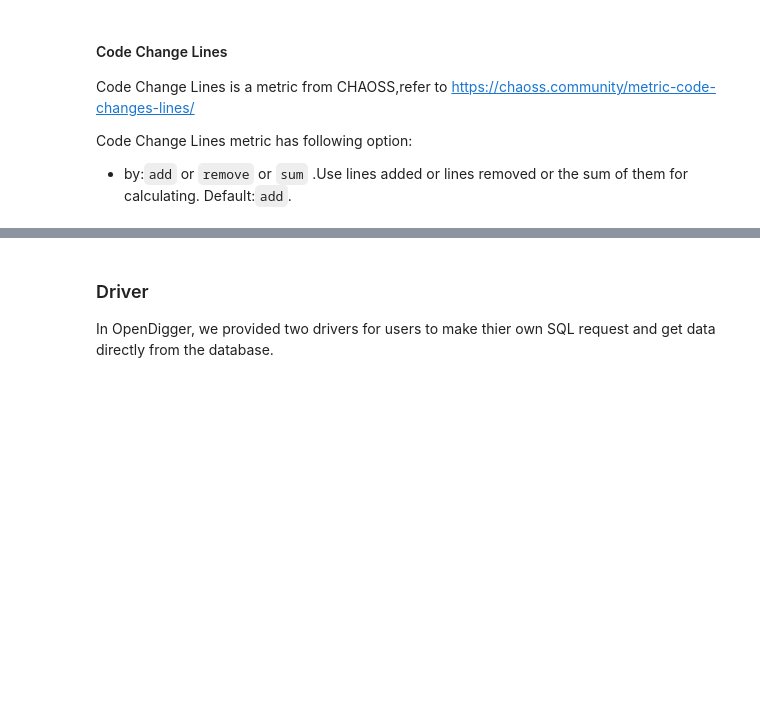
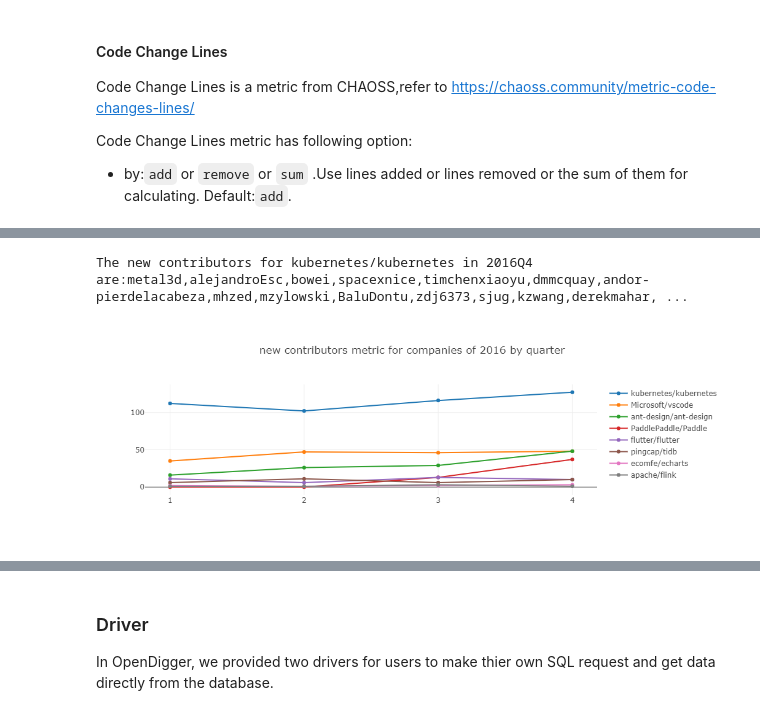
Before and after one commit to X-lab2017/open-digger, a Jupyter notebook: notebook/handbook.ipynb, the cells around one changed output, grey strips where cells are left out. Drawn from its saved outputs; the diff is of its cells as text; code cells hidden in the pictures; blank space fills up the shorter version.

Commit message:
fix:implement metric:New Contributors (#1038)

```diff
--- a/notebook/handbook.ipynb
+++ b/notebook/handbook.ipynb
@@ -390,0 +400,17 @@ options:{by: 'add'}}).then(data => {
+# %%
+var startYear = 2016, startMonth = 1, endYear = 2016, endMonth = 12, x = [];
+for (let y = 1; y <= 4; y++) x.push(`${y}`);
+openDigger.metric.chaoss.chaossNewContributors({  labelIntersect: ['Company'], startYear, startMonth, endYear, endMonth,order: 'DESC', groupTimeRange: 'quarter', limit: -1 ,options: { by: 'change request' }}).then(data => {
+    console.log(`The new contributors for ${data[0].name} in 2016Q4 are:${data[0].detail[3]}。`);
+    openDigger.render.plotly(data.filter(row => row.name != 'Others').map(row => {
+        return {
+            x,
+            y: row.new_contributors,
+            mode: 'scatter',
+            name: row.name
+        };
+    }), {title: `new contributors metric for companies of 2016 by quarter`, xaxis: {type: 'category'}});
+});
+# %% [output]
+The new contributors for kubernetes/kubernetes in 2016Q4 are:metal3d,alejandroEsc,bowei,spacexnice,timchenxiaoyu,dmmcquay,andor-pierdelacabeza,mhzed,mzylowski,BaluDontu,zdj6373,sjug,kzwang,derekmahar, ...
+[figure, added]
```
Also changed, not shown: parts of 6 cells of this notebook, 4 other files.
